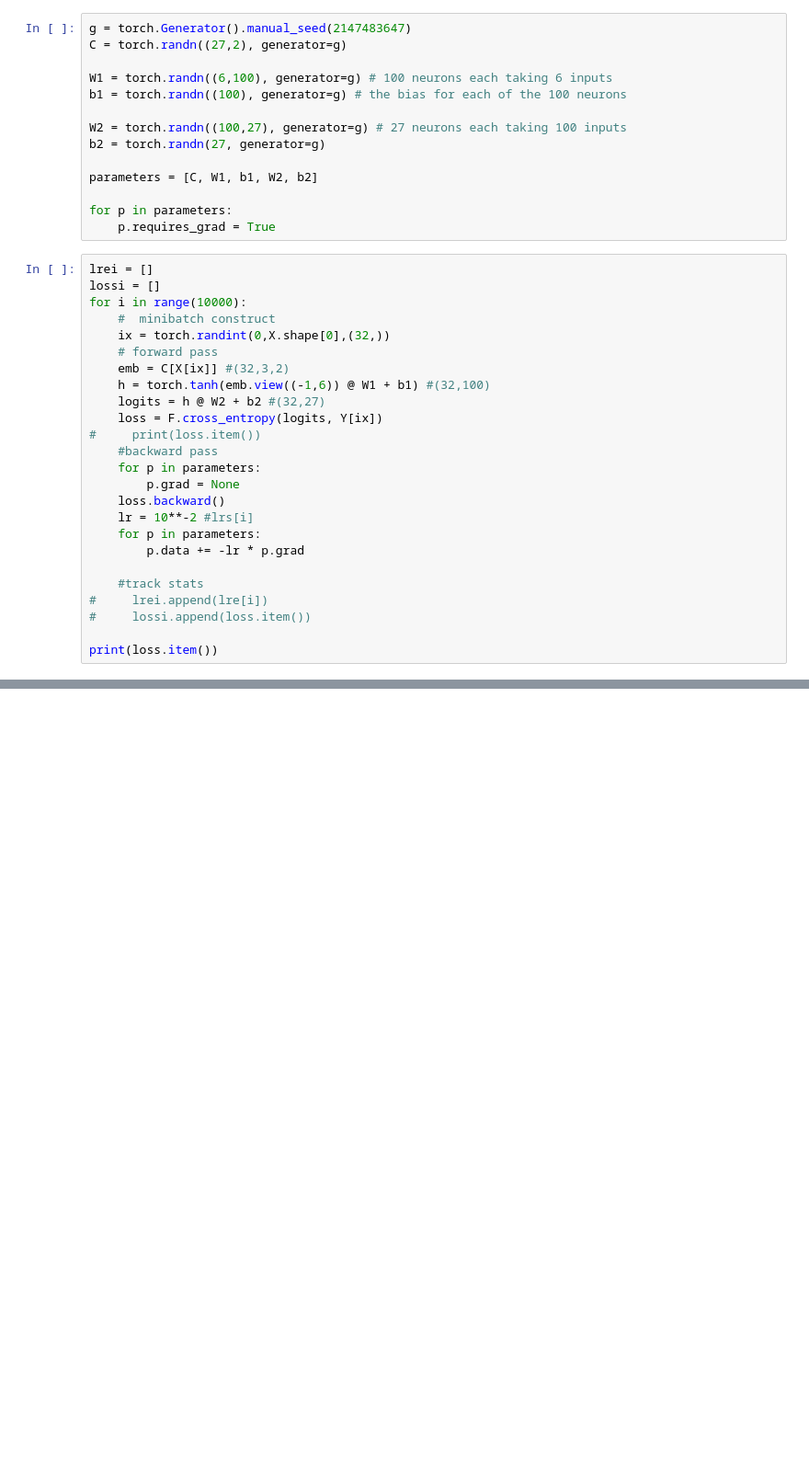
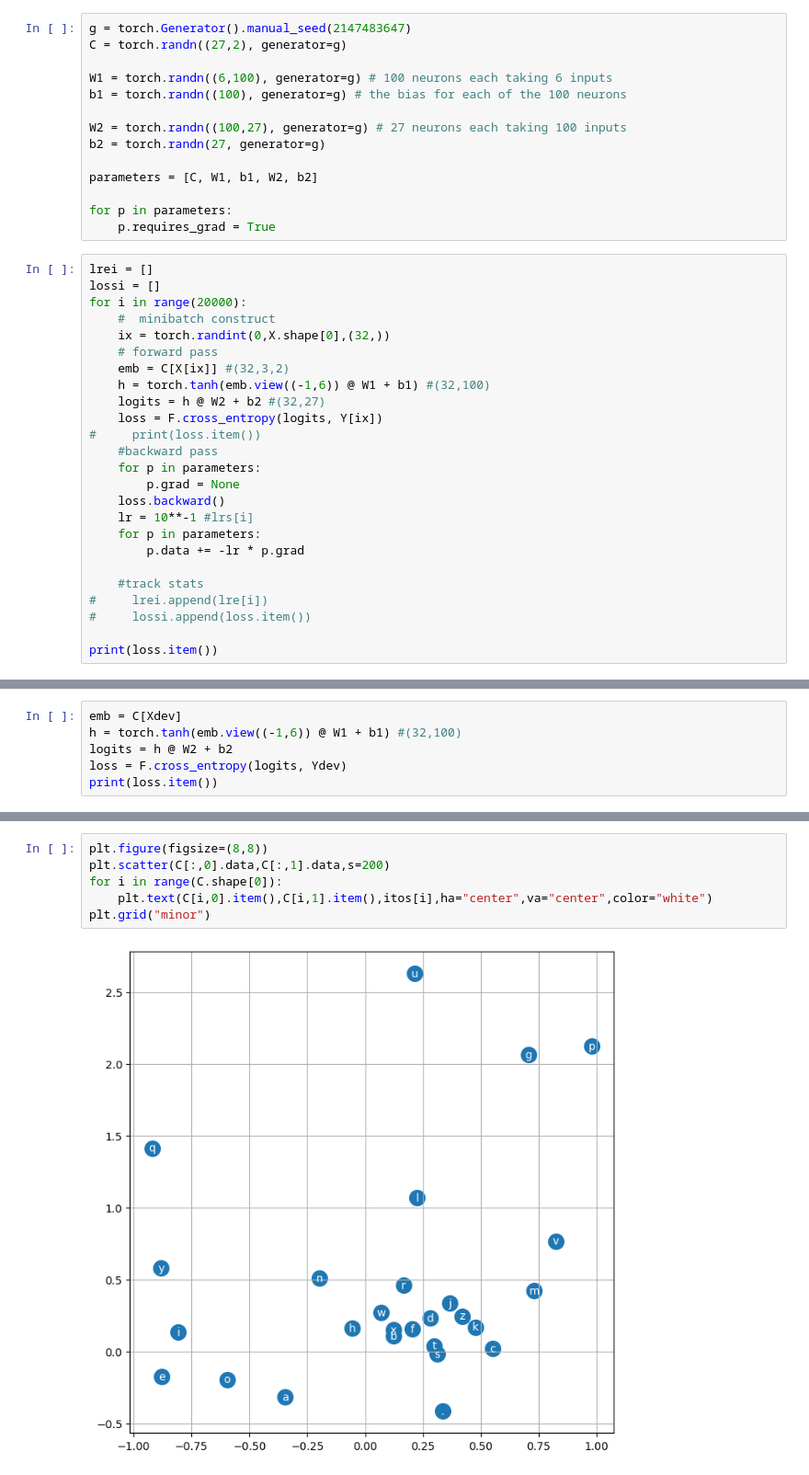
Before and after one commit to nasheqlbrm/makemore, a Jupyter notebook: nbs/02_build_makemore_mlp_yay.ipynb, the cells around one changed output, grey strips where cells are left out. Shown at 92% size. Drawn from its saved outputs; the diff is of its cells as text; blank space fills up the shorter version.

```diff
--- a/nbs/02_build_makemore_mlp_yay.ipynb
+++ b/nbs/02_build_makemore_mlp_yay.ipynb
@@ -524,7 +524,7 @@ for p in parameters:
 # %%
 lrei = []
 lossi = []
-for i in range(10000):
+for i in range(20000):
     #  minibatch construct
     ix = torch.randint(0,X.shape[0],(32,))
     # forward pass
@@ -537,7 +537,7 @@ for i in range(10000):
     for p in parameters:
         p.grad = None
     loss.backward()
-    lr = 10**-2 #lrs[i]
+    lr = 10**-1 #lrs[i]
     for p in parameters:
         p.data += -lr * p.grad
 
@@ -563,0 +704,6 @@ print(loss.item())
+# %%
+emb = C[Xdev]
+h = torch.tanh(emb.view((-1,6)) @ W1 + b1) #(32,100)
+logits = h @ W2 + b2
+loss = F.cross_entropy(logits, Ydev)
+print(loss.item())
@@ -563,0 +778,8 @@ print(loss.item())
+# %%
+plt.figure(figsize=(8,8))
+plt.scatter(C[:,0].data,C[:,1].data,s=200)
+for i in range(C.shape[0]):
+    plt.text(C[i,0].item(),C[i,1].item(),itos[i],ha="center",va="center",color="white")
+plt.grid("minor")
+# %% [output]
+[figure, added]
```
Also changed, not shown: parts of 40 cells of this notebook.
